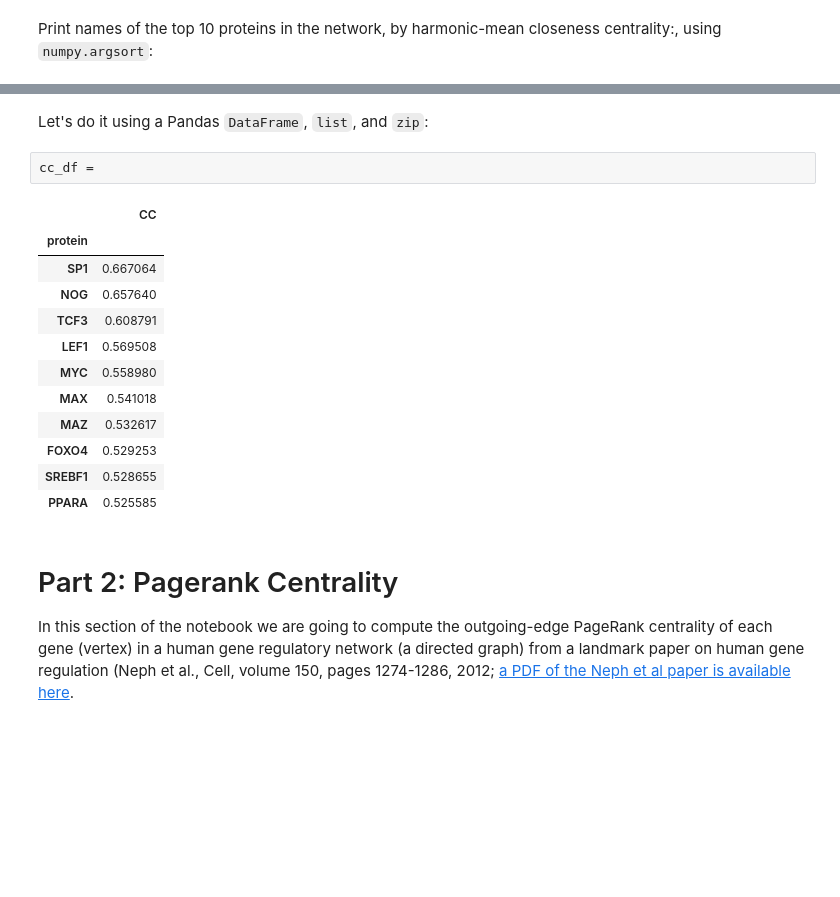
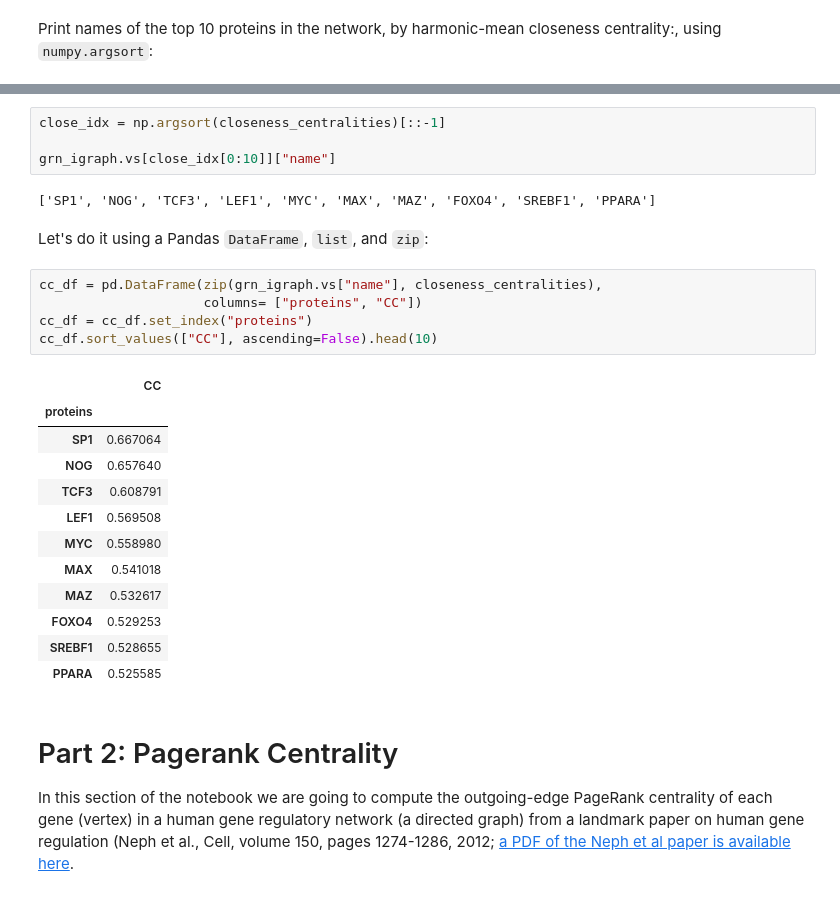
Before and after one commit to hawktre/OSU-CS_546, a Jupyter notebook: notebooks/class07_centrality_JTV.ipynb, the cells around one changed output, grey strips where cells are left out. Drawn from its saved outputs; the diff is of its cells as text; blank space fills up the shorter version.

```diff
--- a/notebooks/class07_centrality_JTV.ipynb
+++ b/notebooks/class07_centrality_JTV.ipynb
@@ -103,20 +130,29 @@ Print names of the top 10 proteins in the network, by harmonic-mean closeness ce
+# %%
+close_idx = np.argsort(closeness_centralities)[::-1]
+
+grn_igraph.vs[close_idx[0:10]]["name"]
+# %% [output]
+['SP1', 'NOG', 'TCF3', 'LEF1', 'MYC', 'MAX', 'MAZ', 'FOXO4', 'SREBF1', 'PPARA']
 # %% [markdown]
 Let's do it using a Pandas `DataFrame`, `list`, and `zip`:
-# %%
-cc_df =
-# %% [output]
-|  | CC |
-| protein |  |
-| SP1 | 0.667064 |
-| NOG | 0.657640 |
-| TCF3 | 0.608791 |
-| LEF1 | 0.569508 |
-| MYC | 0.558980 |
-| MAX | 0.541018 |
-| MAZ | 0.532617 |
-| FOXO4 | 0.529253 |
-| SREBF1 | 0.528655 |
-| PPARA | 0.525585 |
+# %%
+cc_df = pd.DataFrame(zip(grn_igraph.vs["name"], closeness_centralities),
+                     columns= ["proteins", "CC"])
+cc_df = cc_df.set_index("proteins")
+cc_df.sort_values(["CC"], ascending=False).head(10)
+# %% [output]
+|  | CC |
+| proteins |  |
+| SP1 | 0.667064 |
+| NOG | 0.657640 |
+| TCF3 | 0.608791 |
+| LEF1 | 0.569508 |
+| MYC | 0.558980 |
+| MAX | 0.541018 |
+| MAZ | 0.532617 |
+| FOXO4 | 0.529253 |
+| SREBF1 | 0.528655 |
+| PPARA | 0.525585 |
 # %% [markdown]
 # Part 2: Pagerank Centrality
 
```
Also changed, not shown: parts of 31 cells of this notebook.
